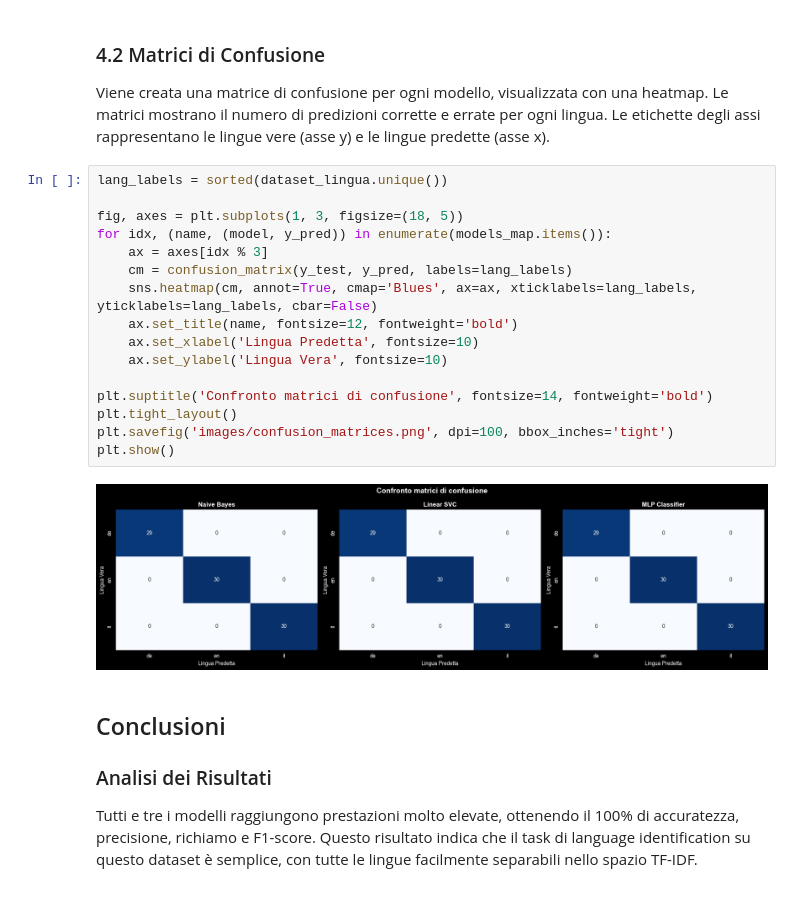
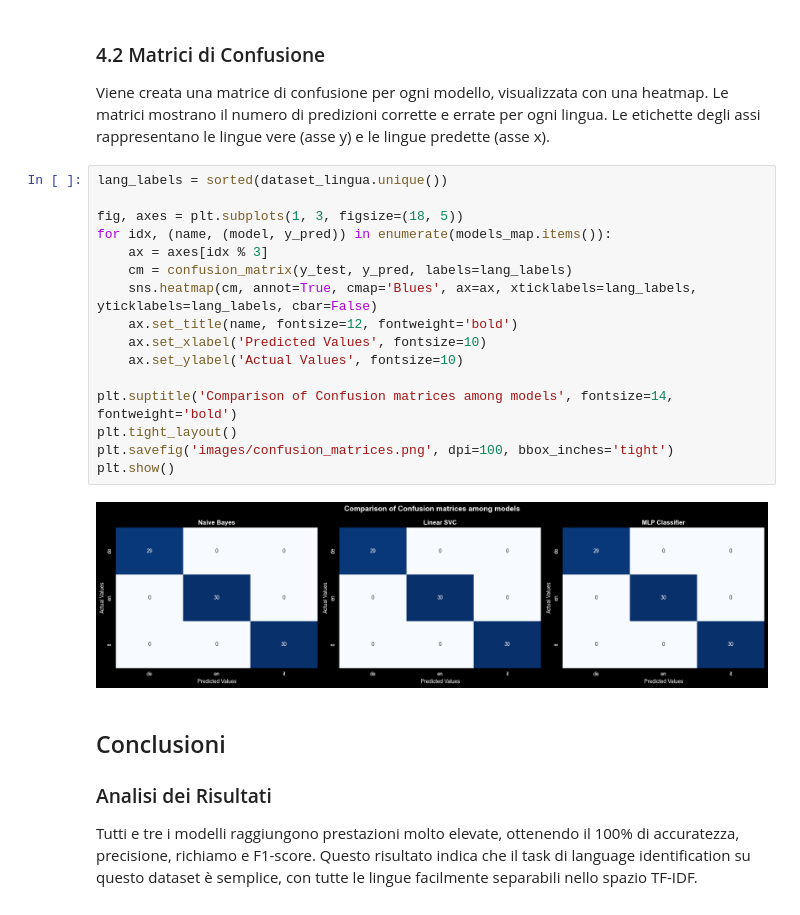
Before and after one commit to Riden15/Language_Identification, a Jupyter notebook: Language Identification - Progetto Finale.ipynb, the cells around one changed output. Cells and saved outputs as stored; diff of their text form.

```diff
--- a/Language Identification - Progetto Finale.ipynb
+++ b/Language Identification - Progetto Finale.ipynb
@@ -347,21 +347,21 @@ Viene creata una matrice di confusione per ogni modello, visualizzata con una he
 # %%
 lang_labels = sorted(dataset_lingua.unique())
 
 fig, axes = plt.subplots(1, 3, figsize=(18, 5))
 for idx, (name, (model, y_pred)) in enumerate(models_map.items()):
     ax = axes[idx % 3]
     cm = confusion_matrix(y_test, y_pred, labels=lang_labels)
     sns.heatmap(cm, annot=True, cmap='Blues', ax=ax, xticklabels=lang_labels, yticklabels=lang_labels, cbar=False)
     ax.set_title(name, fontsize=12, fontweight='bold')
-    ax.set_xlabel('Lingua Predetta', fontsize=10)
-    ax.set_ylabel('Lingua Vera', fontsize=10)
+    ax.set_xlabel('Predicted Values', fontsize=10)
+    ax.set_ylabel('Actual Values', fontsize=10)
 
-plt.suptitle('Confronto matrici di confusione', fontsize=14, fontweight='bold')
+plt.suptitle('Comparison of Confusion matrices among models', fontsize=14, fontweight='bold')
 plt.tight_layout()
 plt.savefig('images/confusion_matrices.png', dpi=100, bbox_inches='tight')
 plt.show()
 # %% [output]
-[figure, old version]
+[figure, new version]
 # %% [markdown]
 ## Conclusioni
 
```
Also changed, not shown: parts of 1 cell of this notebook, 2 other files.
